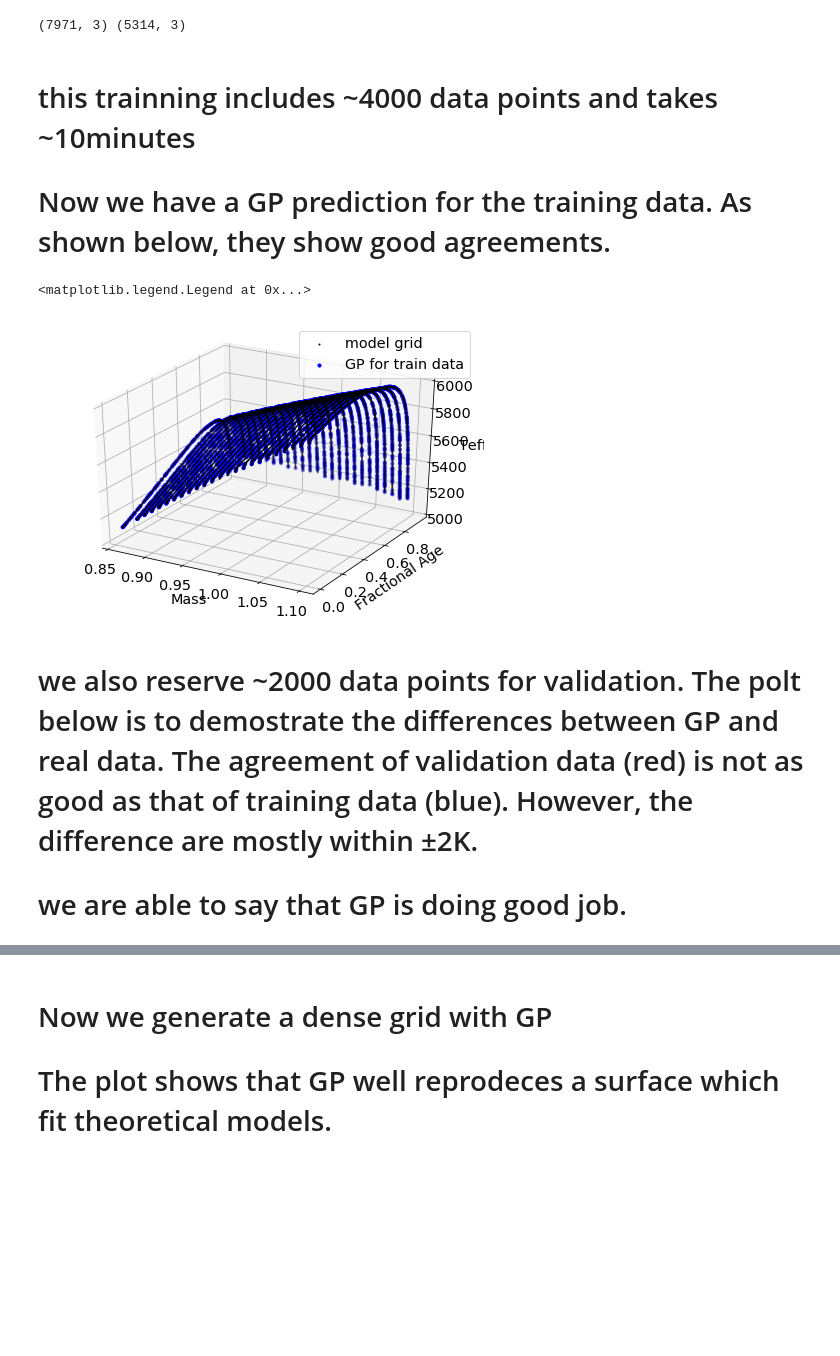
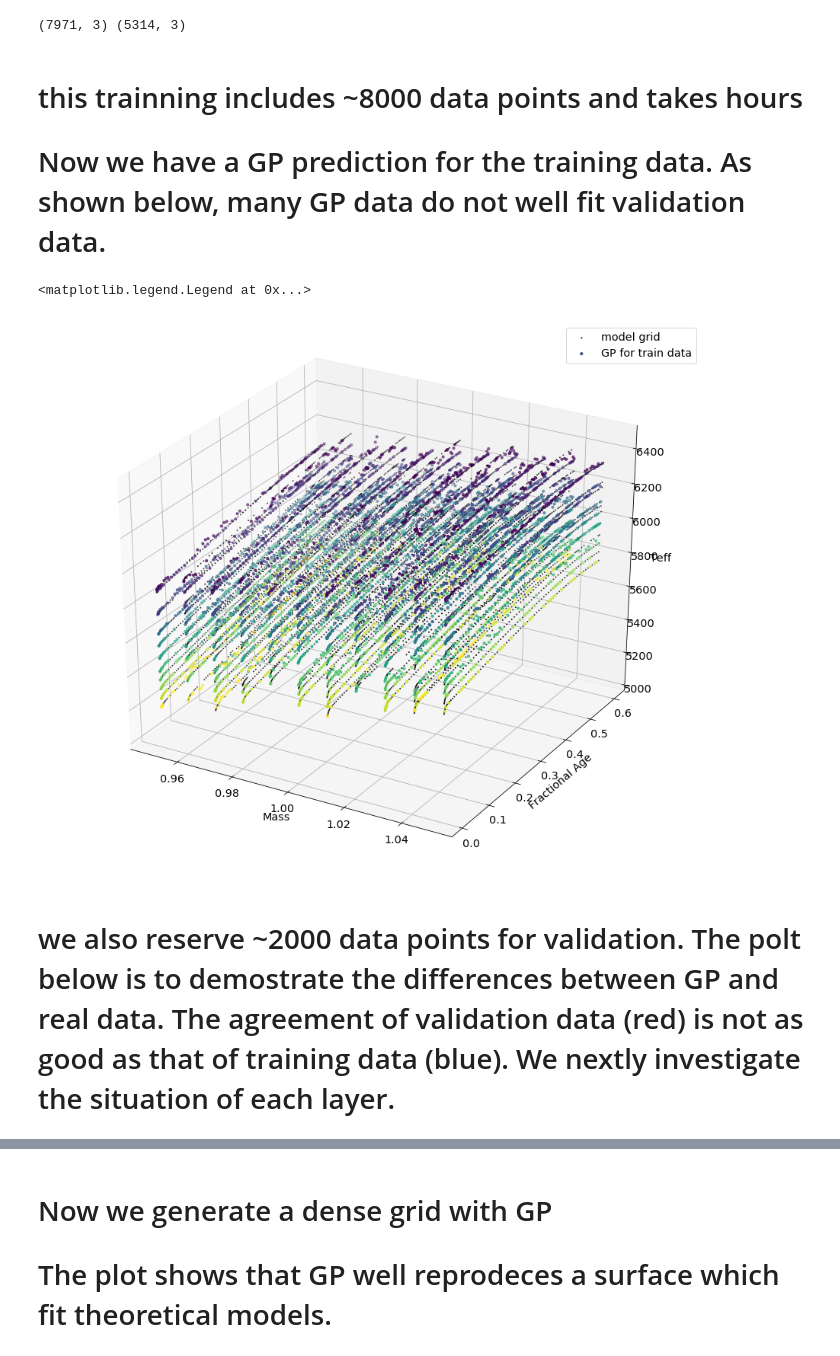
Before and after one commit to litanda/GPflow, a Jupyter notebook: GP_Grid_3D_Tanda.ipynb, the cells around one changed output, grey strips where cells are left out. Drawn from its saved outputs; the diff is of its cells as text; code cells hidden in the pictures; blank space fills up the shorter version.

```diff
--- a/GP_Grid_3D_Tanda.ipynb
+++ b/GP_Grid_3D_Tanda.ipynb
@@ -304,25 +304,23 @@ mean, var = m_teff.predict_f(xx)
 
 mean_v, var_v = m_teff.predict_f(xx_v)
 # %% [markdown]
-# this trainning includes ~4000 data points and takes ~10minutes
-# Now we have a GP prediction for the training data. As shown below, they show good agreements.
+# this trainning includes ~8000 data points and takes hours
+# Now we have a GP prediction for the training data. As shown below, many GP data do not well fit validation data.
 # %%
 fig = plt.figure()
 ax = Axes3D(fig)
-ax.scatter(df['star_mass'], df['frac_age'], df['effective_T'], s=1, c='k', label = 'model grid')
-ax.scatter(x, y, mean, s=10, c='b', label = 'GP for train data')
+ax.scatter(x1, x2, z, s=1, c='k', label = 'model grid')
+ax.scatter(x1_v, x2_v, mean_v, s=10, c= x3_v, label = 'GP for train data')
 ax.set_xlabel('Mass')
 ax.set_ylabel('Fractional Age')
 ax.set_zlabel('Teff')
-ax.set_zlim([5000,6000])
+ax.set_zlim([5000,6500])
 ax.legend()
 # %% [output]
 <matplotlib.legend.Legend at 0x...>
-[figure, old version]
+[figure, new version]
 # %% [markdown]
-# we also reserve ~2000 data points for validation. The polt below is to demostrate the differences between GP and real data. The agreement of validation data (red) is not as good as that of training data (blue). However, the difference are mostly within ±2K.
-
-# we are able to say that GP is doing good job.
+# we also reserve ~2000 data points for validation. The polt below is to demostrate the differences between GP and real data. The agreement of validation data (red) is not as good as that of training data (blue). We nextly investigate the situation of each layer.
 # %%
 fig = plt.figure()
 ax = Axes3D(fig)
```
Also changed, not shown: parts of 17 cells of this notebook.
